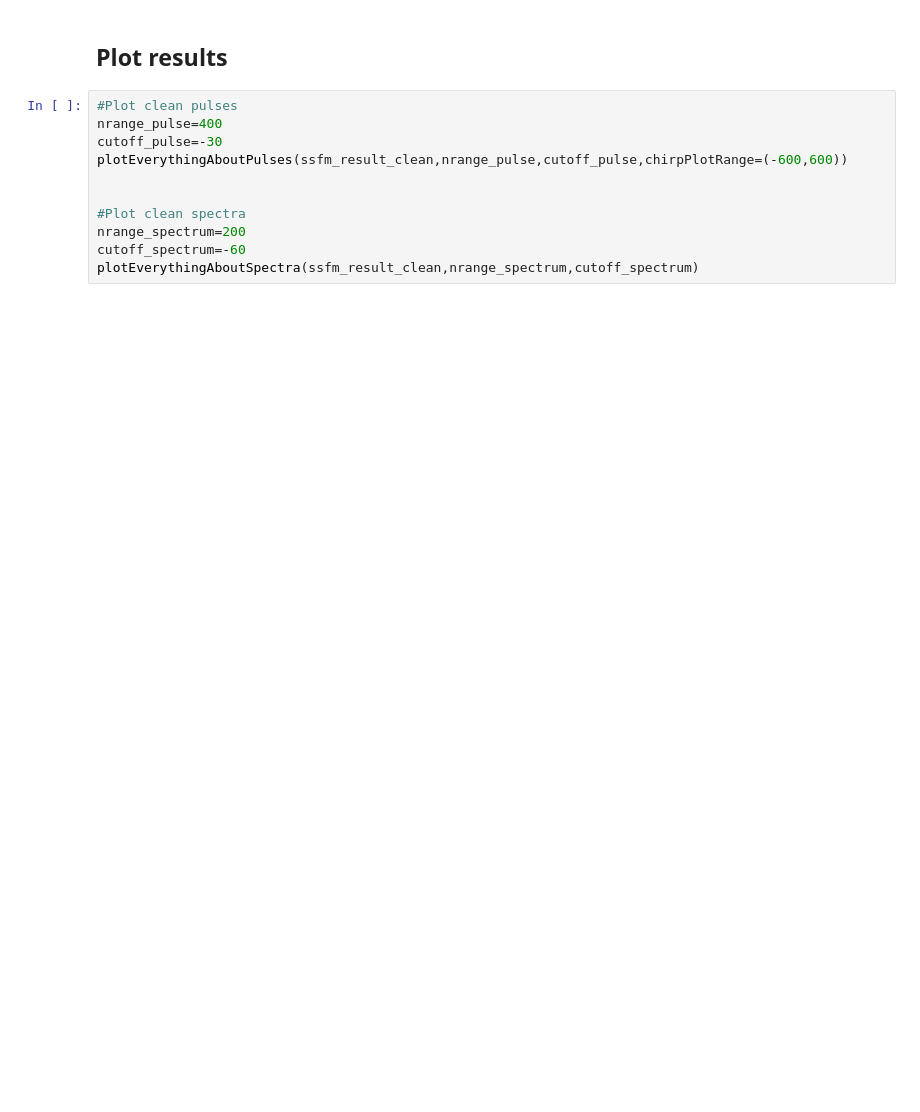
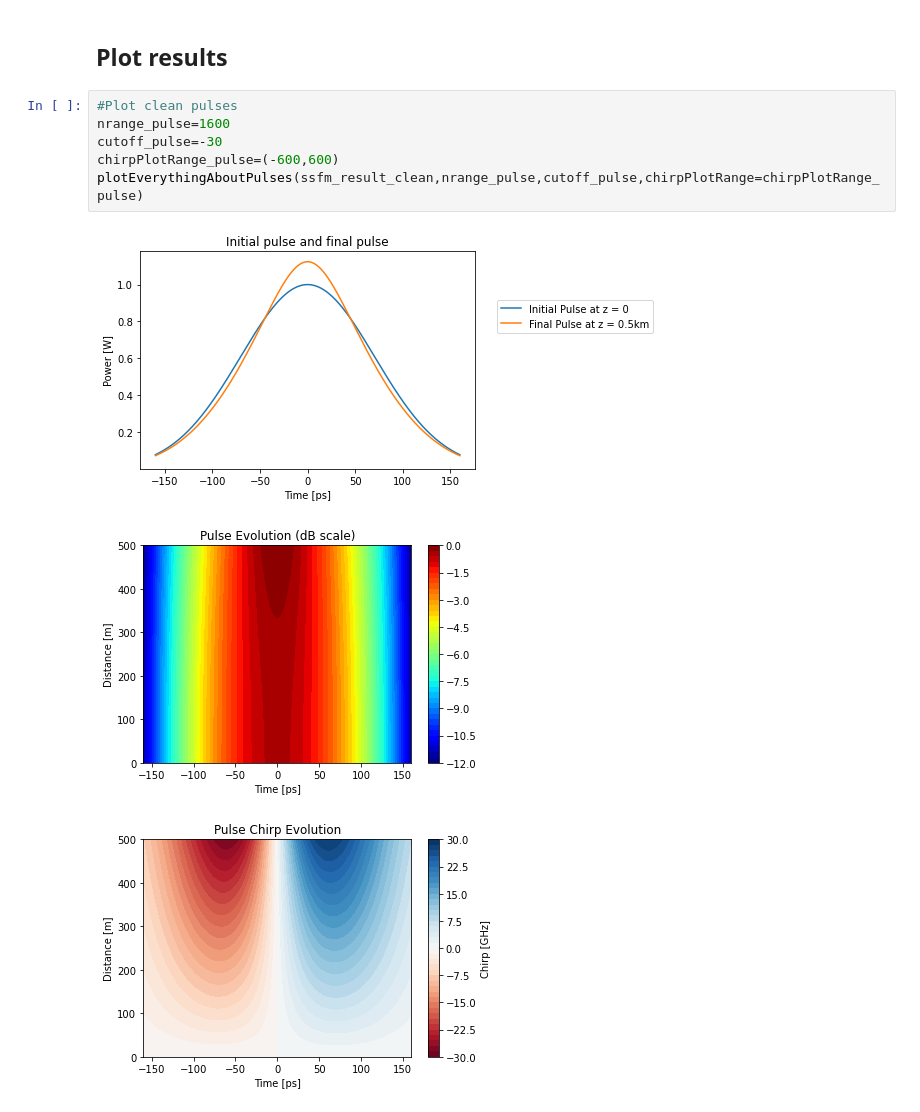
Before and after one commit to OleKrarup123/NLSE-vector-solver, a Jupyter notebook: ModulationInstability.ipynb, the cells around one changed output. Drawn from its saved outputs; the diff is of its cells as text; blank space fills up the shorter version.

```diff
--- a/ModulationInstability.ipynb
+++ b/ModulationInstability.ipynb
@@ -158,12 +194,11 @@ AssertionError: ERROR = 1.0758956725531732e-07: Energy changed when going from P
 ## Plot results
 # %%
 #Plot clean pulses
-nrange_pulse=400
+nrange_pulse=1600
 cutoff_pulse=-30
-plotEverythingAboutPulses(ssfm_result_clean,nrange_pulse,cutoff_pulse,chirpPlotRange=(-600,600))
-
-
-#Plot clean spectra
-nrange_spectrum=200
-cutoff_spectrum=-60
-plotEverythingAboutSpectra(ssfm_result_clean,nrange_spectrum,cutoff_spectrum)
+chirpPlotRange_pulse=(-600,600)
+plotEverythingAboutPulses(ssfm_result_clean,nrange_pulse,cutoff_pulse,chirpPlotRange=chirpPlotRange_pulse)
+# %% [output]
+[figure, added]
+[figure, added]
+[figure, added]
```
Also changed, not shown: parts of 9 cells of this notebook, 1 other file.
